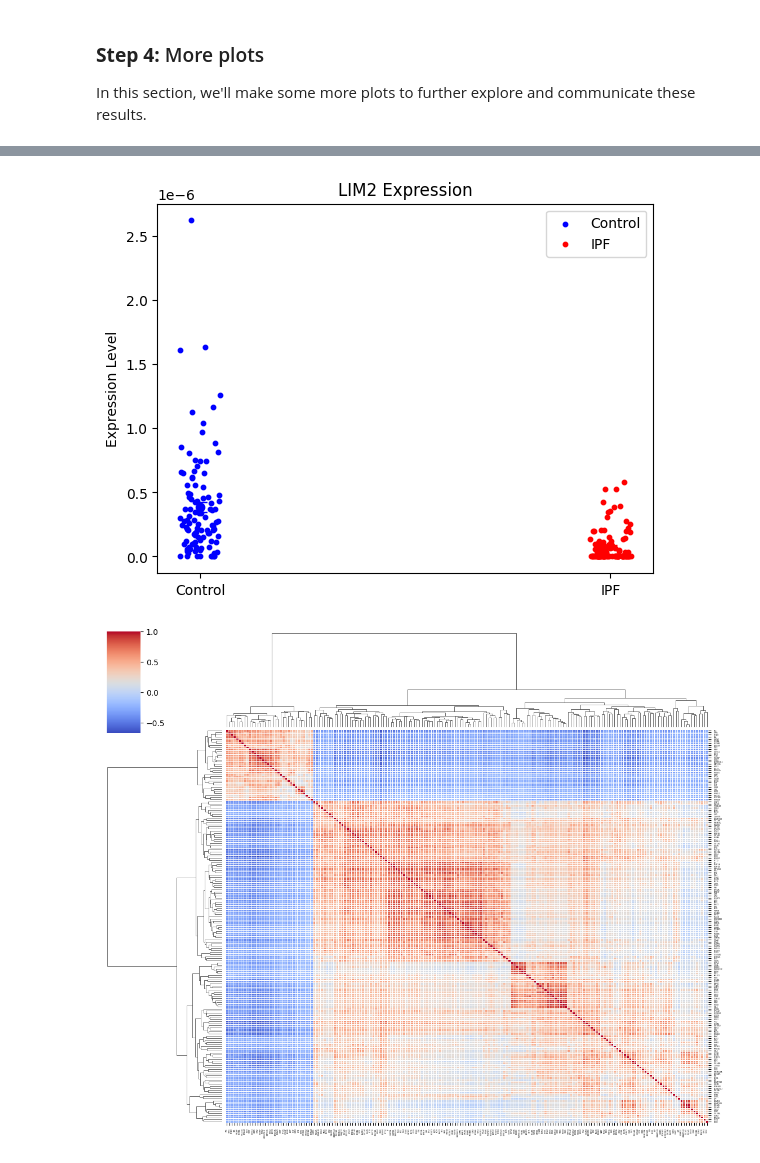
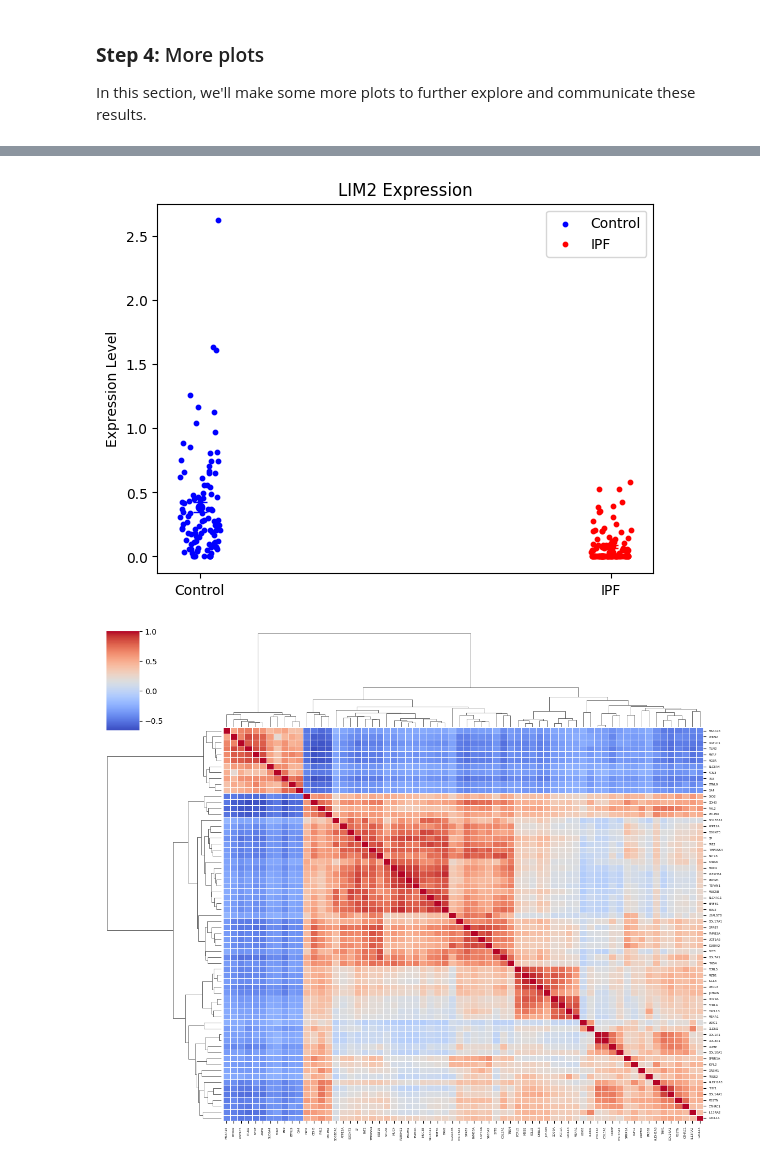
Before and after one commit to mikesaint-antoine/comp_bio_seminar, a Jupyter notebook: project1/transcriptomics.ipynb, the cells around one changed output, grey strips where cells are left out. Cells and saved outputs as stored; diff of their text form; code cells hidden in the pictures.

```diff
--- a/project1/transcriptomics.ipynb
+++ b/project1/transcriptomics.ipynb
@@ -120,7 +122,7 @@ And finally, we'll normalize each column of data by the column sum.
 for j in range(data.shape[1]):
     column_sum = sum(data[:,j])
 
-    data[:,j] = data[:,j] / column_sum
+    data[:,j] = data[:,j] / column_sum * 1000000
 # %%
 print("data:")
 print(data[0:5,0:4])
@@ -198,7 +208,7 @@ One more thing before we actualy calculate this -- if either of the means is 0,
 
 Here's how this calculation is done, again using the first gene (index 0) as an example:
 # %%
-epsilon = 1e-8  # small constant to avoid division by zero
+epsilon = 1  # small constant to avoid division by zero
 
 control_mean = np.mean(control)
 ipf_mean = np.mean(ipf)
@@ -218,7 +228,7 @@ Ok, that's basically it! Now we just need to go through and do this for every ge
 p_values = []
 log2_FCs = []
 
-epsilon = 1e-8  # small constant to avoid division by zero
+epsilon = 1  # small constant to avoid division by zero
 
 for i in range(data.shape[0]):
 
@@ -410,24 +420,24 @@ plt.legend()
 # plt.savefig(f"output/{gene_to_plot}_expression_scatter.pdf")
 plt.show()
 # %% [output]
-[figure, old version]
+[figure, new version]
 # %%
 # DEG expression correlation
 
 correlation_matrix = np.corrcoef(sig_data)
 
 sns_plot = sns.clustermap(correlation_matrix,
                           xticklabels=sig_genes,
                           yticklabels=sig_genes,
                           cmap="coolwarm",
                           annot=False,
                           linewidths=.5,
                           figsize=(12, 10))
 
-sns_plot.ax_heatmap.set_xticklabels(sns_plot.ax_heatmap.get_xmajorticklabels(), fontsize=2)
-sns_plot.ax_heatmap.set_yticklabels(sns_plot.ax_heatmap.get_ymajorticklabels(), fontsize=2)
+sns_plot.ax_heatmap.set_xticklabels(sns_plot.ax_heatmap.get_xmajorticklabels(), fontsize=4)
+sns_plot.ax_heatmap.set_yticklabels(sns_plot.ax_heatmap.get_ymajorticklabels(), fontsize=4)
 
 # sns_plot.savefig("output/degs_correlation_heatmap.pdf")
 plt.show()
 # %% [output]
-[figure, old version]
+[figure, new version]
```
Also changed, not shown: parts of 14 cells of this notebook, 5 other files.
